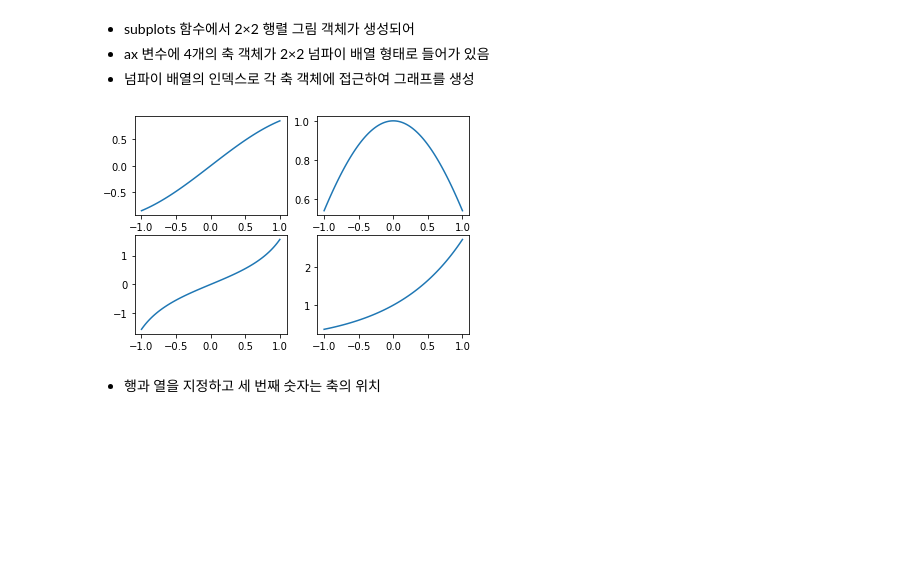
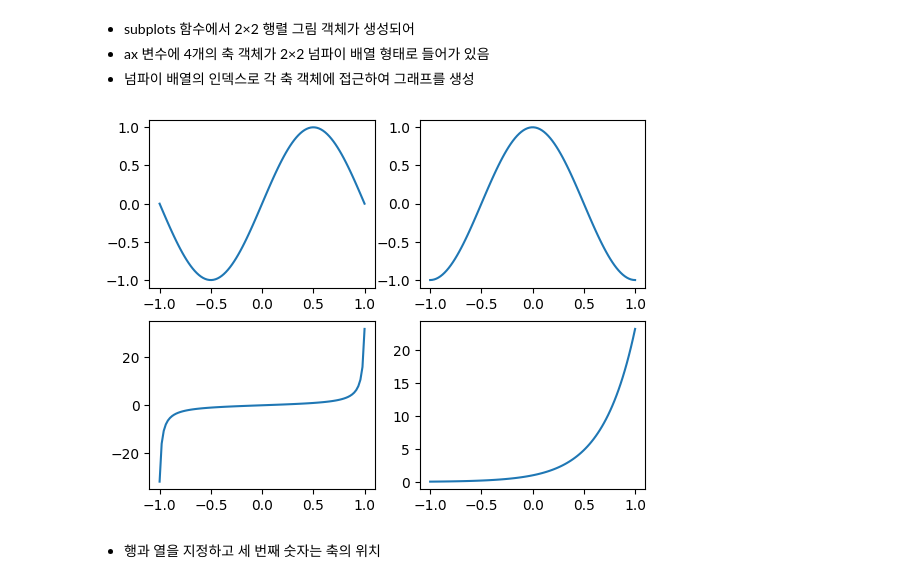
Before and after one commit to Harksu71/DataScienceAnalytics, a Jupyter notebook: Lecture/데이터과학및분석7주차.ipynb, the cells around one changed output. Cells and saved outputs as stored; diff of their text form; code cells hidden in the pictures; blank space fills up the shorter version.

```diff
--- a/Lecture/데이터과학및분석7주차.ipynb
+++ b/Lecture/데이터과학및분석7주차.ipynb
@@ -94,23 +94,25 @@ print(type(ax))
 # %%
 import numpy as np
 import matplotlib.pyplot as plt
 
-x = np.linspace(-1,1,100) # (1) x 값과 y_n 값 생성
-y_1 = np.sin(x)
-y_2 = np.cos(x)
-y_3 = np.tan(x)
-y_4 = np.exp(x)
+PHI = 3.141592
+
+x = np.linspace(-1,1,100) # (1) x 값과 y_n 값 생성 arange와 유사, step 대신 개수 지정
+y_1 = np.sin(x * PHI)
+y_2 = np.cos(x * PHI)
+y_3 = np.tan(x * PHI * 0.49)
+y_4 = np.exp(x * PHI)
 
 fig, ax = plt.subplots(2, 2) # (2) 2×2 figure 객체를 생성
 
 ax[0, 0].plot(x, y_1) # (3) 첫 번째 그래프 생성
 ax[0, 1].plot(x, y_2) # (4) 두 번째 그래프 생성
 ax[1, 0].plot(x, y_3) # (5) 세 번째 그래프 생성
 ax[1, 1].plot(x, y_4) # (6) 네 번째 그래프 생성
 
 plt.show()
 # %% [output]
-[figure, old version]
+[figure, new version]
 # %% [markdown]
 - 행과 열을 지정하고 세 번째 숫자는 축의 위치
 # %%
```
Also changed, not shown: parts of 14 cells of this notebook.
